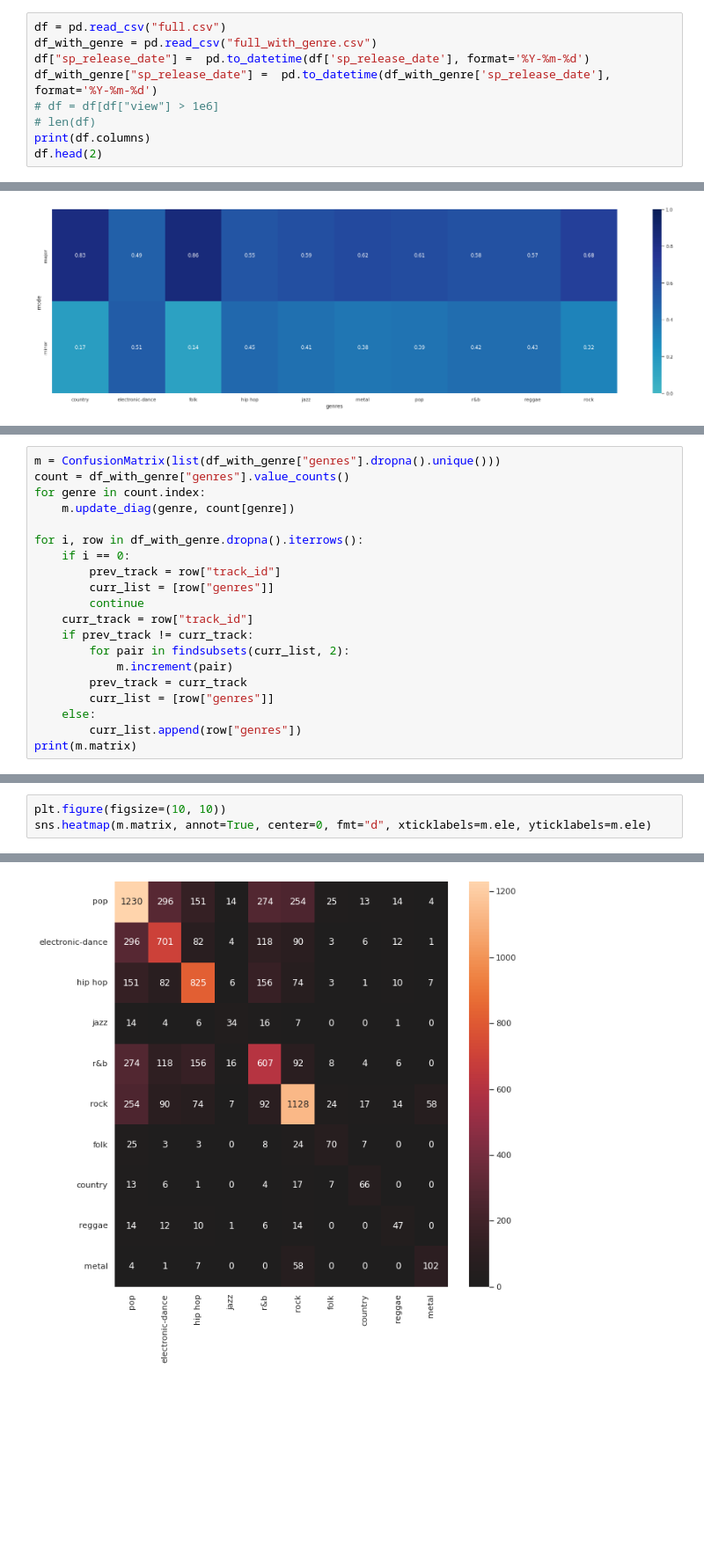
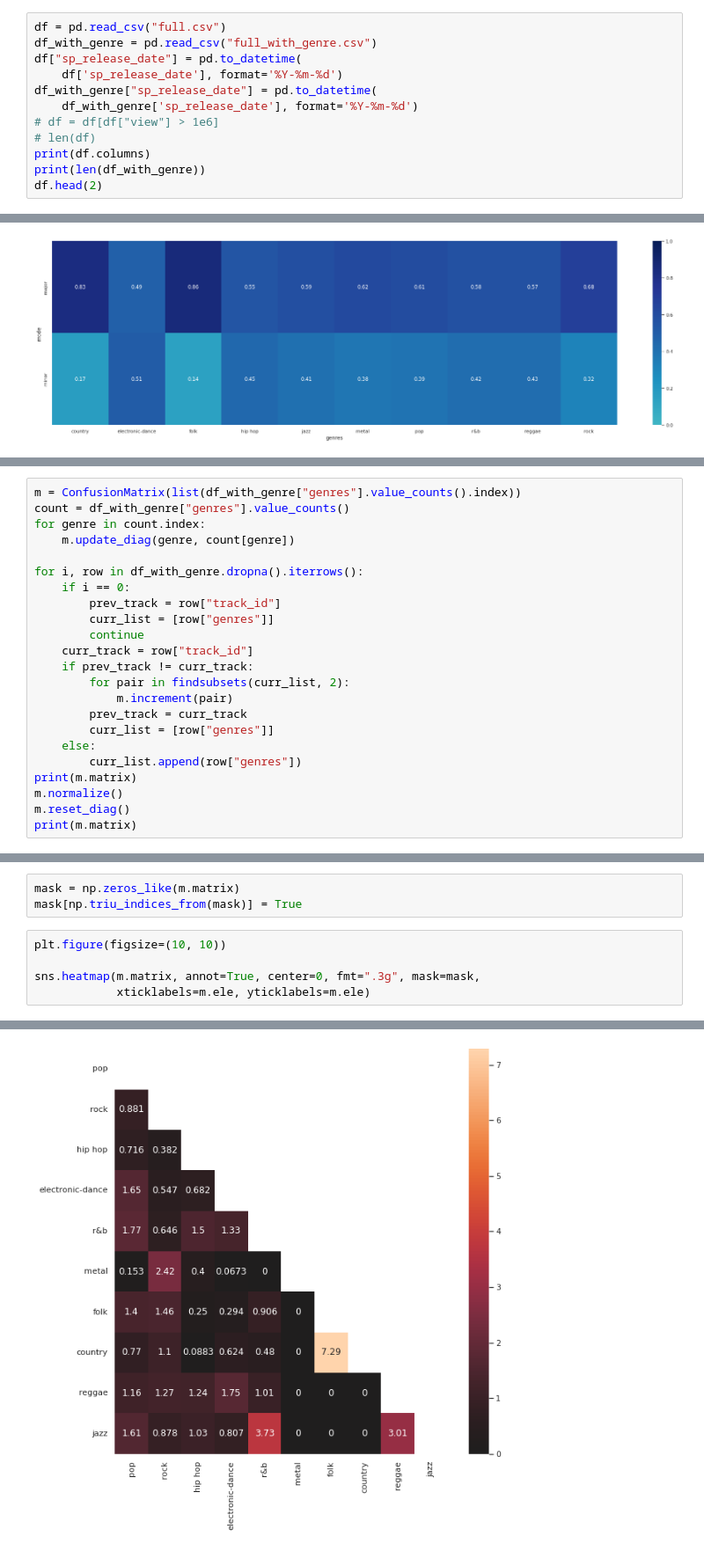
Before and after one commit to vietcheems/Music-Popularity-Analysis, a Jupyter notebook: Analysis/analysis.ipynb, the cells around one changed output, grey strips where cells are left out. Shown at 88% size. Saved outputs shown, nothing was run; the diff lists cells and outputs as text; blank space fills up the shorter version.

```diff
--- a/Analysis/analysis.ipynb
+++ b/Analysis/analysis.ipynb
@@ -65,11 +107,14 @@ def entropy(df, col):
 # %%
 df = pd.read_csv("full.csv")
 df_with_genre = pd.read_csv("full_with_genre.csv")
-df["sp_release_date"] =  pd.to_datetime(df['sp_release_date'], format='%Y-%m-%d')
-df_with_genre["sp_release_date"] =  pd.to_datetime(df_with_genre['sp_release_date'], format='%Y-%m-%d')
+df["sp_release_date"] = pd.to_datetime(
+    df['sp_release_date'], format='%Y-%m-%d')
+df_with_genre["sp_release_date"] = pd.to_datetime(
+    df_with_genre['sp_release_date'], format='%Y-%m-%d')
 # df = df[df["view"] > 1e6]
 # len(df)
 print(df.columns)
+print(len(df_with_genre))
 df.head(2)
 # %% [output]
 Index(['track', 'track_id', 'artist', 'album', 'sp_release_date', 'duration',
@@ -504,21 +543,24 @@ print(m.matrix)
 # %%
-m = ConfusionMatrix(list(df_with_genre["genres"].dropna().unique()))
+m = ConfusionMatrix(list(df_with_genre["genres"].value_counts().index))
 count = df_with_genre["genres"].value_counts()
 for genre in count.index:
-	m.update_diag(genre, count[genre])
+    m.update_diag(genre, count[genre])
 
 for i, row in df_with_genre.dropna().iterrows():
-	if i == 0:
-		prev_track = row["track_id"]
-		curr_list = [row["genres"]]
-		continue
-	curr_track = row["track_id"]
-	if prev_track != curr_track:
-		for pair in findsubsets(curr_list, 2):
-			m.increment(pair)
-		prev_track = curr_track
-		curr_list = [row["genres"]]
-	else:
-		curr_list.append(row["genres"])
+    if i == 0:
+        prev_track = row["track_id"]
+        curr_list = [row["genres"]]
+        continue
+    curr_track = row["track_id"]
+    if prev_track != curr_track:
+        for pair in findsubsets(curr_list, 2):
+            m.increment(pair)
+        prev_track = curr_track
+        curr_list = [row["genres"]]
+    else:
+        curr_list.append(row["genres"])
 print(m.matrix)
+m.normalize()
+m.reset_diag()
+print(m.matrix)
 # %% [output]
@@ -535,6 +584,11 @@ print(m.matrix)
+# %%
+mask = np.zeros_like(m.matrix)
+mask[np.triu_indices_from(mask)] = True
 # %%
 plt.figure(figsize=(10, 10))
-sns.heatmap(m.matrix, annot=True, center=0, fmt="d", xticklabels=m.ele, yticklabels=m.ele)
+
+sns.heatmap(m.matrix, annot=True, center=0, fmt=".3g", mask=mask,
+            xticklabels=m.ele, yticklabels=m.ele)
 # %% [output]
 <AxesSubplot:>
-[figure, old version]
+[figure, new version]
```
Also changed, not shown: parts of 40 cells of this notebook.
